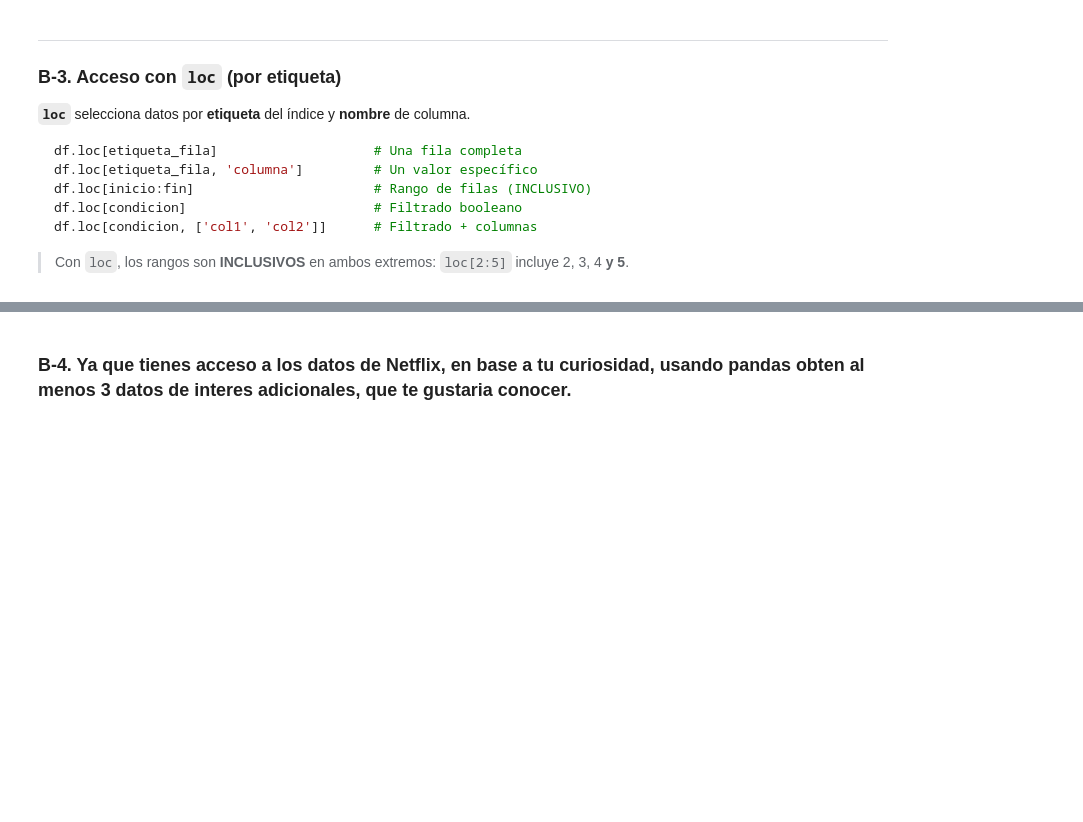
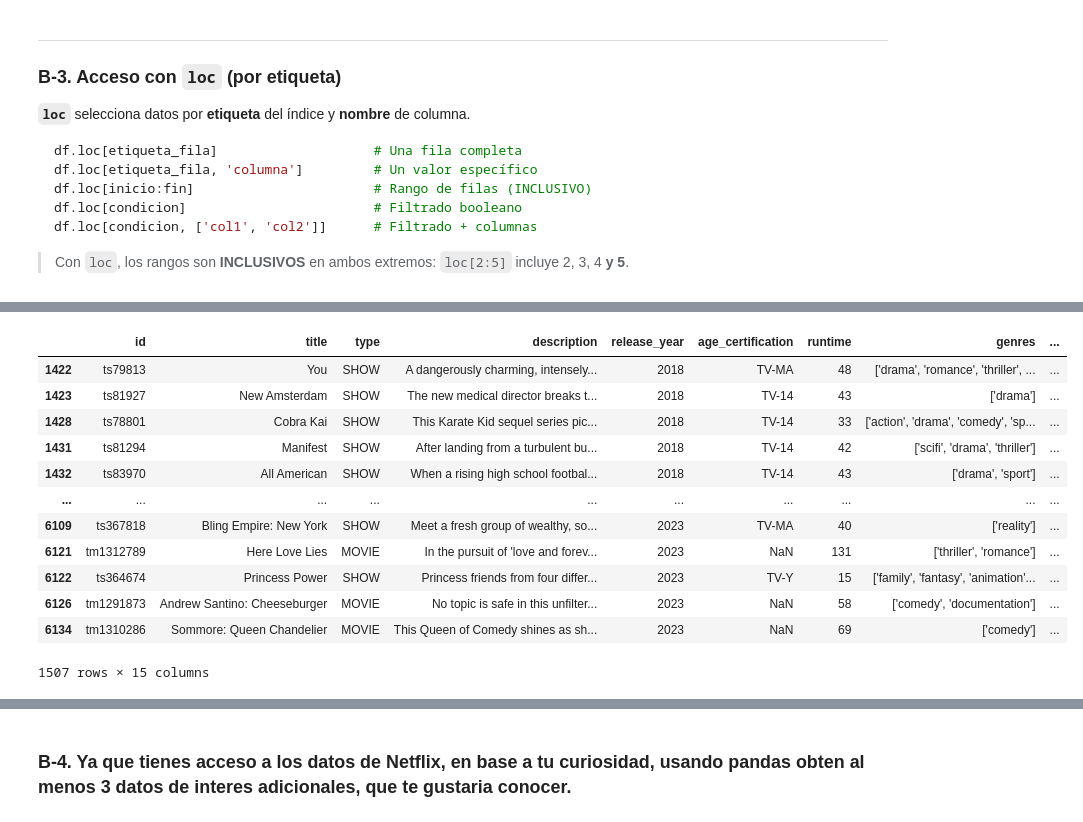
Before and after one commit to sghast/ADD, a Jupyter notebook: Parte 2 Deber/Concatenacion datos y analisis texto.ipynb, the cells around one changed output, grey strips where cells are left out. Saved outputs shown, nothing was run; the diff lists cells and outputs as text; code cells hidden in the pictures; blank space fills up the shorter version.

```diff
--- a/Parte 2 Deber/Concatenacion datos y analisis texto.ipynb
+++ b/Parte 2 Deber/Concatenacion datos y analisis texto.ipynb
@@ -416,6 +435,24 @@ df.loc[condicion, ['col1', 'col2']]      # Filtrado + columnas
 # %%
 # Filtrado con MÚLTIPLES condiciones
 # Obten el listado de Películas de Estados Unidos producidas desde 2018
+netflix.loc[
+    (netflix['release_year'] >= 2018) &
+    (netflix['production_countries'].str.contains('US', na=False))
+]
+# %% [output]
+|  | id | title | type | description | release_year | age_certification | runtime | genres | ... |
+| 1422 | ts79813 | You | SHOW | A dangerously charming, intensely... | 2018 | TV-MA | 48 | ['drama', 'romance', 'thriller', ... | ... |
+| 1423 | ts81927 | New Amsterdam | SHOW | The new medical director breaks t... | 2018 | TV-14 | 43 | ['drama'] | ... |
+| 1428 | ts78801 | Cobra Kai | SHOW | This Karate Kid sequel series pic... | 2018 | TV-14 | 33 | ['action', 'drama', 'comedy', 'sp... | ... |
+| 1431 | ts81294 | Manifest | SHOW | After landing from a turbulent bu... | 2018 | TV-14 | 42 | ['scifi', 'drama', 'thriller'] | ... |
+| 1432 | ts83970 | All American | SHOW | When a rising high school footbal... | 2018 | TV-14 | 43 | ['drama', 'sport'] | ... |
+| ... | ... | ... | ... | ... | ... | ... | ... | ... | ... |
+| 6109 | ts367818 | Bling Empire: New York | SHOW | Meet a fresh group of wealthy, so... | 2023 | TV-MA | 40 | ['reality'] | ... |
+| 6121 | tm1312789 | Here Love Lies | MOVIE | In the pursuit of 'love and forev... | 2023 | NaN | 131 | ['thriller', 'romance'] | ... |
+| 6122 | ts364674 | Princess Power | SHOW | Princess friends from four differ... | 2023 | TV-Y | 15 | ['family', 'fantasy', 'animation'... | ... |
+| 6126 | tm1291873 | Andrew Santino: Cheeseburger | MOVIE | No topic is safe in this unfilter... | 2023 | NaN | 58 | ['comedy', 'documentation'] | ... |
+| 6134 | tm1310286 | Sommore: Queen Chandelier | MOVIE | This Queen of Comedy shines as sh... | 2023 | NaN | 69 | ['comedy'] | ... |
+1507 rows × 15 columns
 # %%
 # Filtrado con isin() para múltiples valores
 # Filtra todas las filas cuyo Contenido tenga como origen Latinoamérica
```
Also changed, not shown: parts of 15 cells of this notebook, 1 other file.
